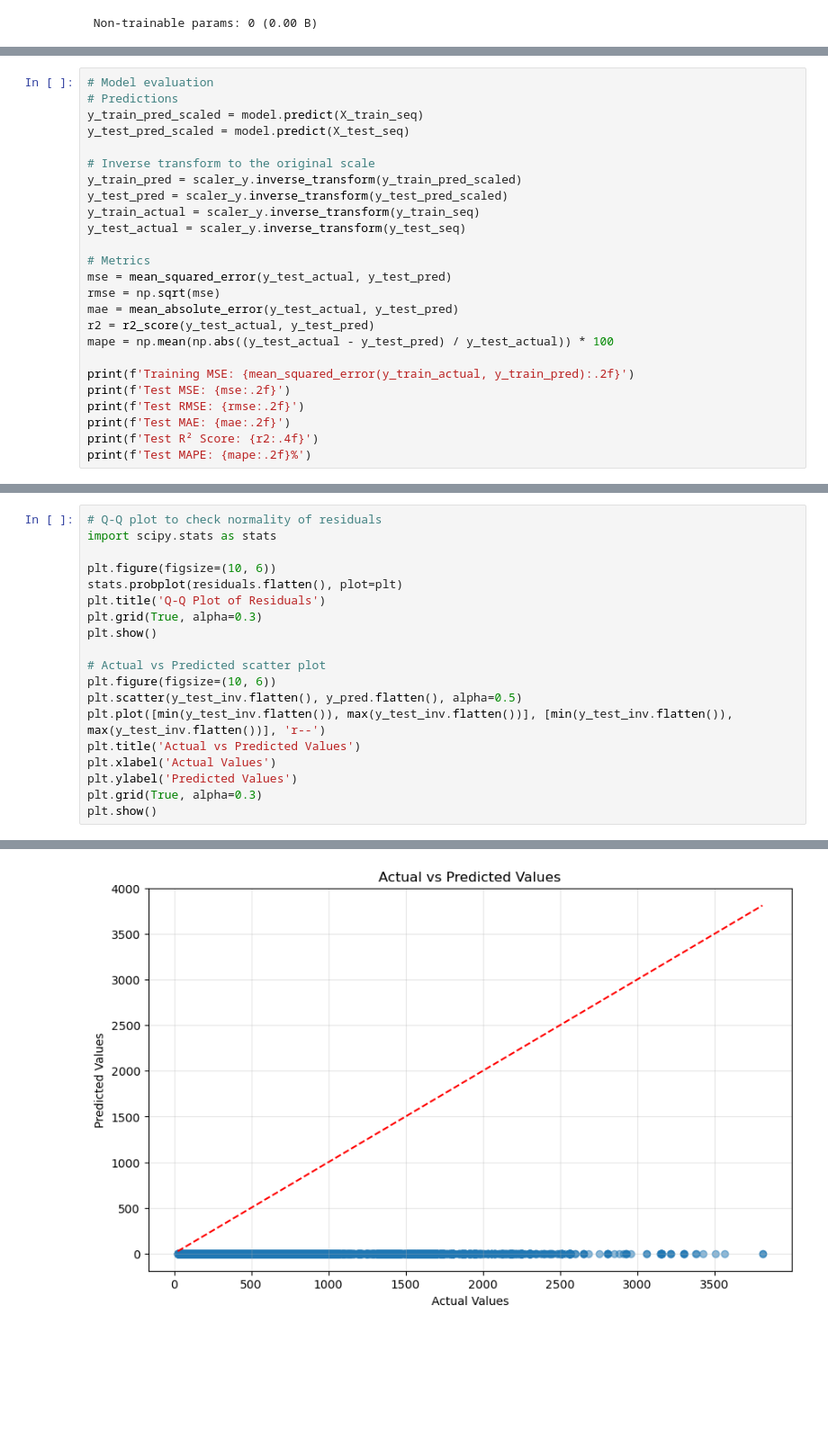
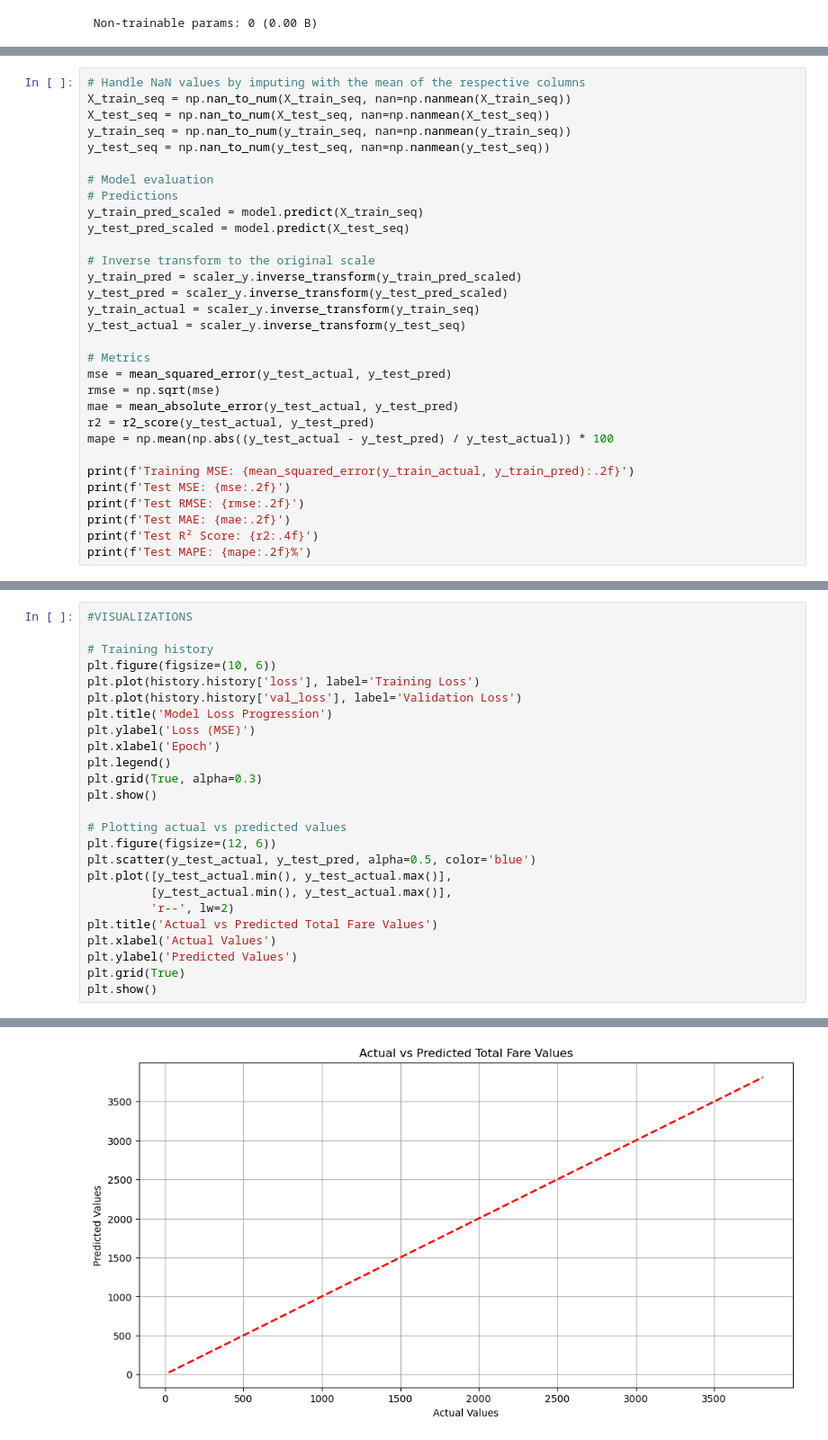
Before and after one commit to bhstoller/AirFareCast, a Jupyter notebook: Models DF, RF.ipynb, the cells around one changed output, grey strips where cells are left out. Shown at 90% size. Drawn from its saved outputs; the diff is of its cells as text; blank space fills up the shorter version.

```diff
--- a/Models DF, RF.ipynb
+++ b/Models DF, RF.ipynb
@@ -757,4 +766,10 @@ Epoch 3/50
 # %%
+# Handle NaN values by imputing with the mean of the respective columns
+X_train_seq = np.nan_to_num(X_train_seq, nan=np.nanmean(X_train_seq))
+X_test_seq = np.nan_to_num(X_test_seq, nan=np.nanmean(X_test_seq))
+y_train_seq = np.nan_to_num(y_train_seq, nan=np.nanmean(y_train_seq))
+y_test_seq = np.nan_to_num(y_test_seq, nan=np.nanmean(y_test_seq))
+
 # Model evaluation
 # Predictions
 y_train_pred_scaled = model.predict(X_train_seq)
@@ -858,20 +801,26 @@ plt.show()
 # %%
-# Q-Q plot to check normality of residuals
-import scipy.stats as stats
+#VISUALIZATIONS
 
+# Training history
 plt.figure(figsize=(10, 6))
-stats.probplot(residuals.flatten(), plot=plt)
-plt.title('Q-Q Plot of Residuals')
+plt.plot(history.history['loss'], label='Training Loss')
+plt.plot(history.history['val_loss'], label='Validation Loss')
+plt.title('Model Loss Progression')
+plt.ylabel('Loss (MSE)')
+plt.xlabel('Epoch')
+plt.legend()
 plt.grid(True, alpha=0.3)
 plt.show()
 
-# Actual vs Predicted scatter plot
-plt.figure(figsize=(10, 6))
-plt.scatter(y_test_inv.flatten(), y_pred.flatten(), alpha=0.5)
-plt.plot([min(y_test_inv.flatten()), max(y_test_inv.flatten())], [min(y_test_inv.flatten()), max(y_test_inv.flatten())], 'r--')
-plt.title('Actual vs Predicted Values')
+# Plotting actual vs predicted values
+plt.figure(figsize=(12, 6))
+plt.scatter(y_test_actual, y_test_pred, alpha=0.5, color='blue')
+plt.plot([y_test_actual.min(), y_test_actual.max()],
+         [y_test_actual.min(), y_test_actual.max()],
+         'r--', lw=2)
+plt.title('Actual vs Predicted Total Fare Values')
 plt.xlabel('Actual Values')
 plt.ylabel('Predicted Values')
-plt.grid(True, alpha=0.3)
+plt.grid(True)
 plt.show()
 # %% [output]
@@ -879 +828 @@ plt.show()
-[figure, old version]
+[figure, new version]
```
Also changed, not shown: parts of 15 cells of this notebook.
